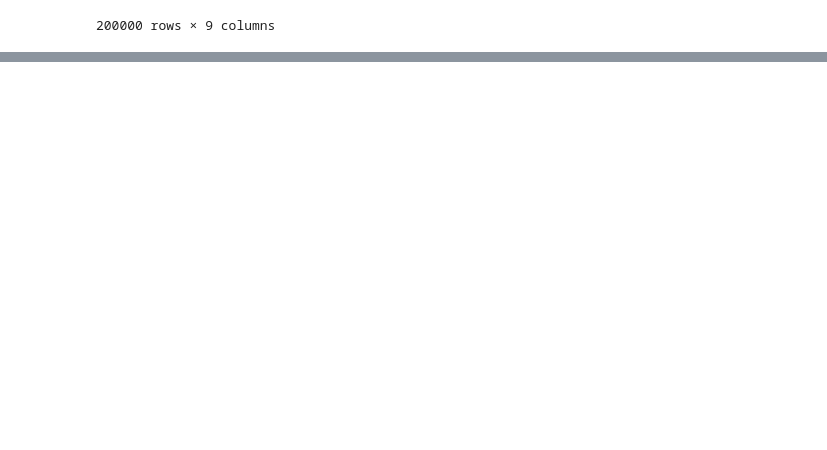
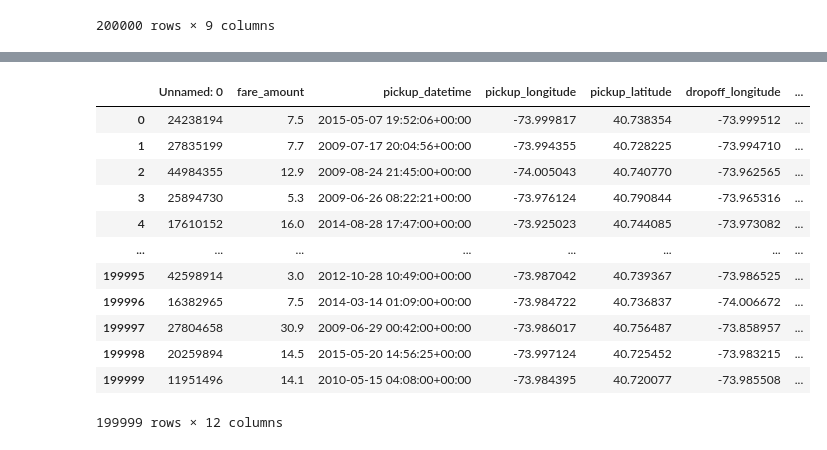
Before and after one commit to AyushVaZe67/BE, a Jupyter notebook: 7th Sem/CL1/ML/PR2/ML-PR2(A).ipynb, the cells around one changed output, grey strips where cells are left out. Saved outputs shown, nothing was run; the diff lists cells and outputs as text; code cells hidden in the pictures; blank space fills up the shorter version.

```diff
--- a/7th Sem/CL1/ML/PR2/ML-PR2(A).ipynb
+++ b/7th Sem/CL1/ML/PR2/ML-PR2(A).ipynb
@@ -23,0 +62,23 @@ df
+# %%
+df = df.dropna(subset=['pickup_datetime'])
+# %%
+df['hour'] = df['pickup_datetime'].dt.hour
+df['day'] = df['pickup_datetime'].dt.day
+df['month'] = df['pickup_datetime'].dt.month
+df['year'] = df['pickup_datetime'].dt.year
+# %%
+df
+# %% [output]
+|  | Unnamed: 0 | fare_amount | pickup_datetime | pickup_longitude | pickup_latitude | dropoff_longitude | ... |
+| 0 | 24238194 | 7.5 | 2015-05-07 19:52:06+00:00 | -73.999817 | 40.738354 | -73.999512 | ... |
+| 1 | 27835199 | 7.7 | 2009-07-17 20:04:56+00:00 | -73.994355 | 40.728225 | -73.994710 | ... |
+| 2 | 44984355 | 12.9 | 2009-08-24 21:45:00+00:00 | -74.005043 | 40.740770 | -73.962565 | ... |
+| 3 | 25894730 | 5.3 | 2009-06-26 08:22:21+00:00 | -73.976124 | 40.790844 | -73.965316 | ... |
+| 4 | 17610152 | 16.0 | 2014-08-28 17:47:00+00:00 | -73.925023 | 40.744085 | -73.973082 | ... |
+| ... | ... | ... | ... | ... | ... | ... | ... |
+| 199995 | 42598914 | 3.0 | 2012-10-28 10:49:00+00:00 | -73.987042 | 40.739367 | -73.986525 | ... |
+| 199996 | 16382965 | 7.5 | 2014-03-14 01:09:00+00:00 | -73.984722 | 40.736837 | -74.006672 | ... |
+| 199997 | 27804658 | 30.9 | 2009-06-29 00:42:00+00:00 | -73.986017 | 40.756487 | -73.858957 | ... |
+| 199998 | 20259894 | 14.5 | 2015-05-20 14:56:25+00:00 | -73.997124 | 40.725452 | -73.983215 | ... |
+| 199999 | 11951496 | 14.1 | 2010-05-15 04:08:00+00:00 | -73.984395 | 40.720077 | -73.985508 | ... |
+199999 rows × 12 columns
```
Also changed, not shown: parts of 14 cells of this notebook.
